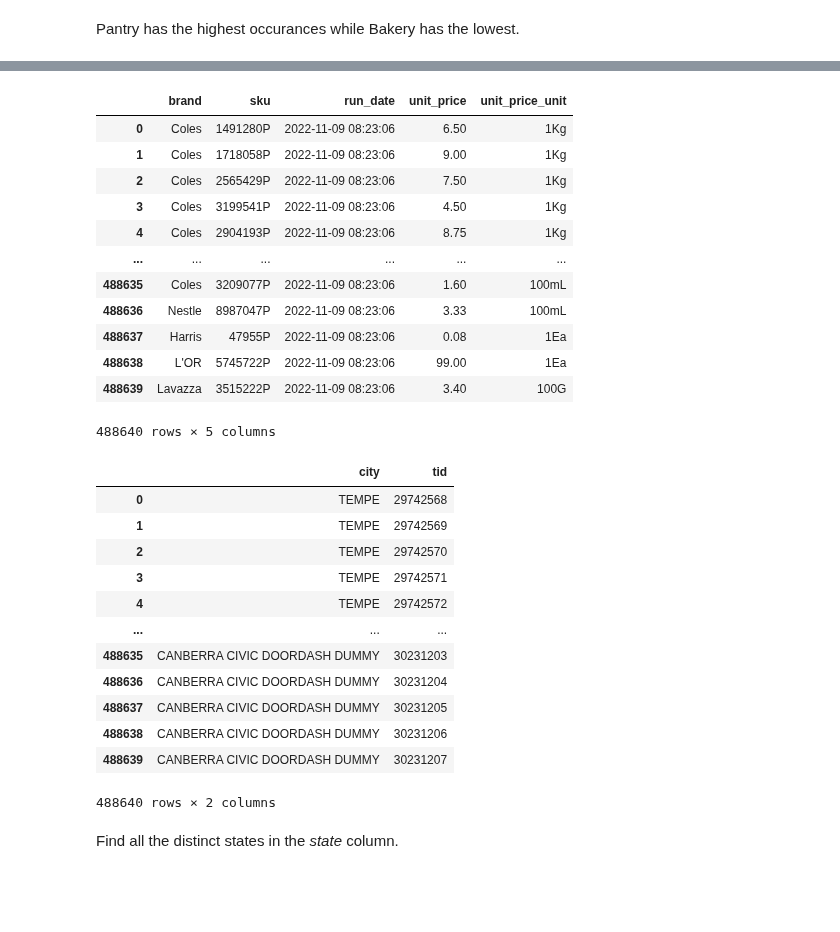
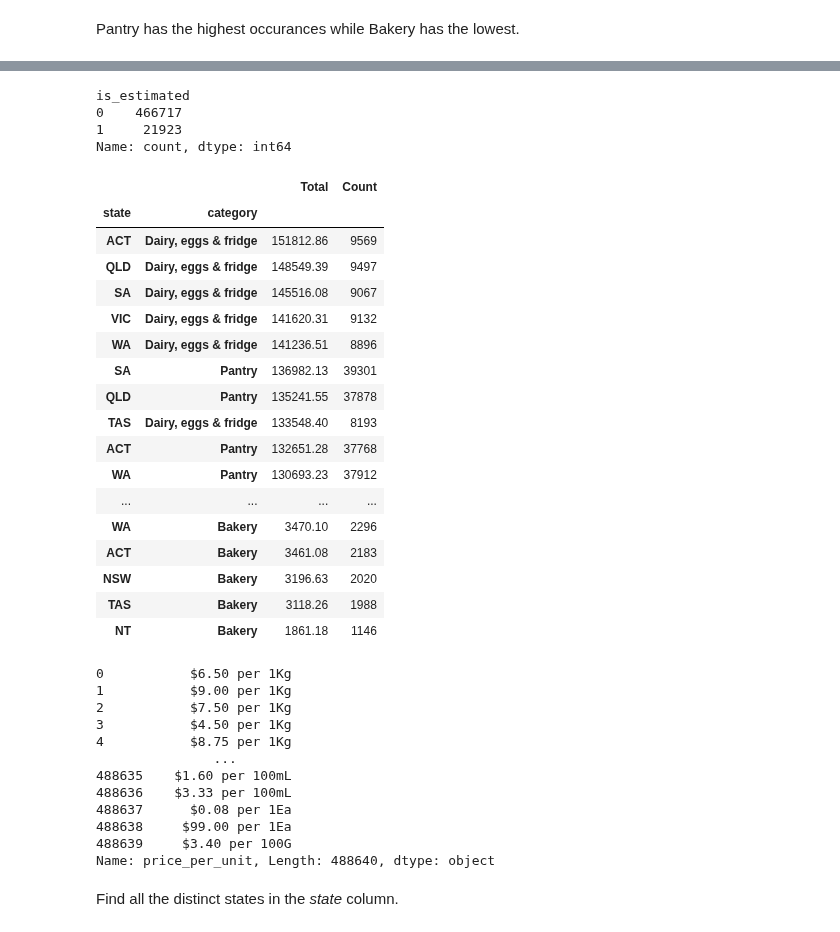
Before and after one commit to binayakhadka/grocery-retail-analytics, a Jupyter notebook: aus.ipynb, the cells around one changed output, grey strips where cells are left out. Saved outputs shown, nothing was run; the diff lists cells and outputs as text; code cells hidden in the pictures; blank space fills up the shorter version.

```diff
--- a/aus.ipynb
+++ b/aus.ipynb
@@ -197,32 +177,43 @@ df.iloc[:,6:10]
-# %%
-df.iloc[:,11:16]
-# %% [output]
-|  | brand | sku | run_date | unit_price | unit_price_unit |
-| 0 | Coles | 1491280P | 2022-11-09 08:23:06 | 6.50 | 1Kg |
-| 1 | Coles | 1718058P | 2022-11-09 08:23:06 | 9.00 | 1Kg |
-| 2 | Coles | 2565429P | 2022-11-09 08:23:06 | 7.50 | 1Kg |
-| 3 | Coles | 3199541P | 2022-11-09 08:23:06 | 4.50 | 1Kg |
-| 4 | Coles | 2904193P | 2022-11-09 08:23:06 | 8.75 | 1Kg |
-| ... | ... | ... | ... | ... | ... |
-| 488635 | Coles | 3209077P | 2022-11-09 08:23:06 | 1.60 | 100mL |
-| 488636 | Nestle | 8987047P | 2022-11-09 08:23:06 | 3.33 | 100mL |
-| 488637 | Harris | 47955P | 2022-11-09 08:23:06 | 0.08 | 1Ea |
-| 488638 | L'OR | 5745722P | 2022-11-09 08:23:06 | 99.00 | 1Ea |
-| 488639 | Lavazza | 3515222P | 2022-11-09 08:23:06 | 3.40 | 100G |
-488640 rows × 5 columns
-# %%
-df.iloc[:,17:]
-# %% [output]
-|  | city | tid |
-| 0 | TEMPE | 29742568 |
-| 1 | TEMPE | 29742569 |
-| 2 | TEMPE | 29742570 |
-| 3 | TEMPE | 29742571 |
-| 4 | TEMPE | 29742572 |
-| ... | ... | ... |
-| 488635 | CANBERRA CIVIC DOORDASH DUMMY | 30231203 |
-| 488636 | CANBERRA CIVIC DOORDASH DUMMY | 30231204 |
-| 488637 | CANBERRA CIVIC DOORDASH DUMMY | 30231205 |
-| 488638 | CANBERRA CIVIC DOORDASH DUMMY | 30231206 |
-| 488639 | CANBERRA CIVIC DOORDASH DUMMY | 30231207 |
-488640 rows × 2 columns
+# %%
+df.is_estimated.value_counts()
+# %% [output]
+is_estimated
+0    466717
+1     21923
+Name: count, dtype: int64
+# %%
+df.groupby(['state','category']).agg(Total=('price','sum'), Count=('price','count')).sort_values(by=['Total','Count'],ascending=[False,False])
+# %% [output]
+|  |  | Total | Count |
+| state | category |  |  |
+| ACT | Dairy, eggs & fridge | 151812.86 | 9569 |
+| QLD | Dairy, eggs & fridge | 148549.39 | 9497 |
+| SA | Dairy, eggs & fridge | 145516.08 | 9067 |
+| VIC | Dairy, eggs & fridge | 141620.31 | 9132 |
+| WA | Dairy, eggs & fridge | 141236.51 | 8896 |
+| SA | Pantry | 136982.13 | 39301 |
+| QLD | Pantry | 135241.55 | 37878 |
+| TAS | Dairy, eggs & fridge | 133548.40 | 8193 |
+| ACT | Pantry | 132651.28 | 37768 |
+| WA | Pantry | 130693.23 | 37912 |
+| ... | ... | ... | ... |
+| WA | Bakery | 3470.10 | 2296 |
+| ACT | Bakery | 3461.08 | 2183 |
+| NSW | Bakery | 3196.63 | 2020 |
+| TAS | Bakery | 3118.26 | 1988 |
+| NT | Bakery | 1861.18 | 1146 |
+# %%
+df.price_per_unit
+# %% [output]
+0           $6.50 per 1Kg
+1           $9.00 per 1Kg
+2           $7.50 per 1Kg
+3           $4.50 per 1Kg
+4           $8.75 per 1Kg
+               ...
+488635    $1.60 per 100mL
+488636    $3.33 per 100mL
+488637      $0.08 per 1Ea
+488638     $99.00 per 1Ea
+488639     $3.40 per 100G
+Name: price_per_unit, Length: 488640, dtype: object
```
Also changed, not shown: parts of 17 cells of this notebook.
